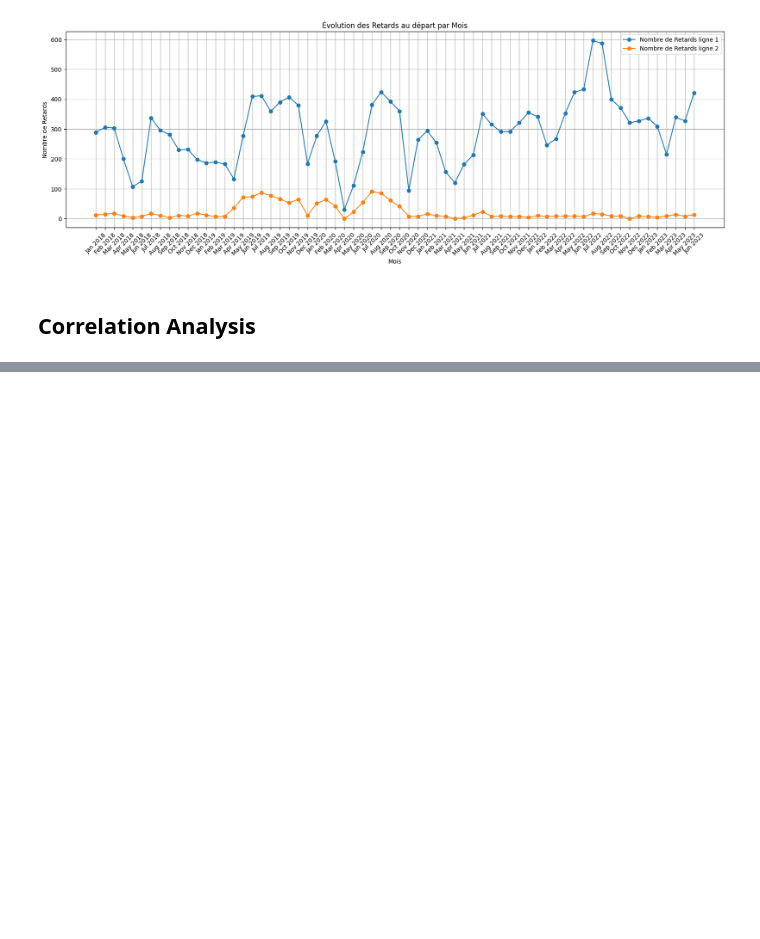
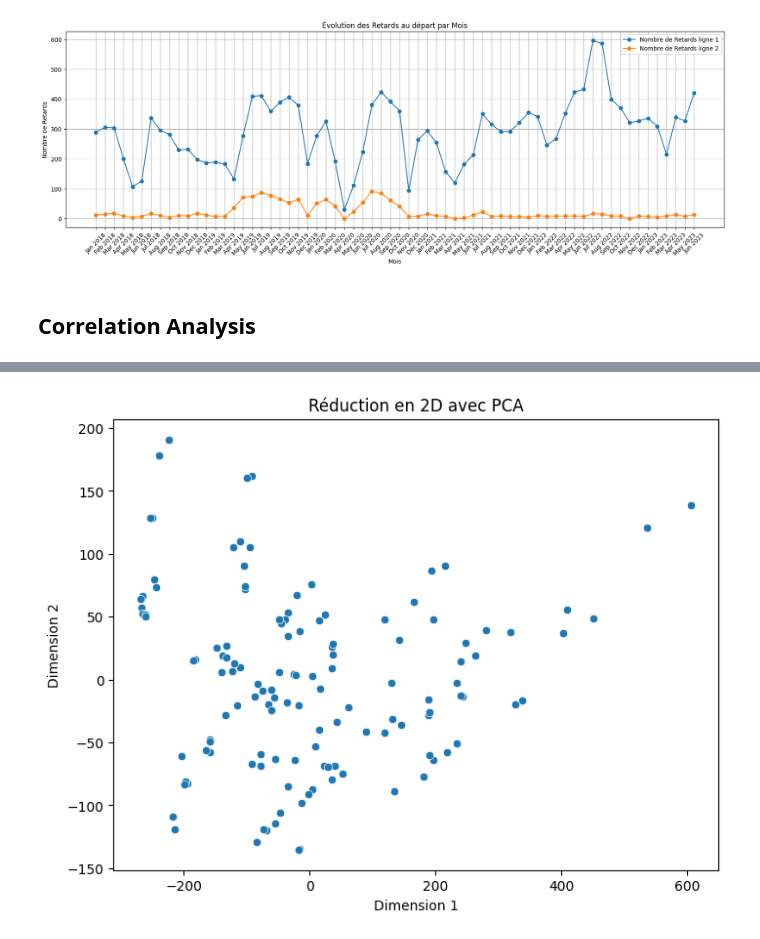
Before and after one commit to AxelV-hub/machine-learning-sncf-delay-estimation, a Jupyter notebook: notebooks/erwan.ipynb, the cells around one changed output, grey strips where cells are left out. Cells and saved outputs as stored; diff of their text form; code cells hidden in the pictures; blank space fills up the shorter version.

```diff
--- a/notebooks/erwan.ipynb
+++ b/notebooks/erwan.ipynb
@@ -192,0 +230,39 @@ plt.show()
+# %%
+df = df_base.groupby("ligne").agg(
+    duree_moyenne = ("duree_moyenne", "mean"),
+    nb_train_prevu = ("nb_train_prevu", "mean"),
+    nb_annulation = ("nb_annulation", "mean"),
+    nb_train_depart_retard = ("nb_train_depart_retard", "mean"),
+    retard_moyen_depart = ("retard_moyen_depart", "mean"),
+    nb_train_retard_arrivee = ("nb_train_retard_arrivee", "mean"),
+    retard_moyen_arrivee = ("retard_moyen_arrivee", "mean"),
+    retard_moyen_tous_trains_depart = ("retard_moyen_tous_trains_depart", "mean"),
+    retard_moyen_tous_trains_arrivee = ("retard_moyen_tous_trains_arrivee", "mean"),
+    prct_cause_externe = ("prct_cause_externe", "mean"),
+    prct_cause_infra = ("prct_cause_infra", "mean"),
+    prct_cause_gestion_trafic = ("prct_cause_gestion_trafic", "mean"),
+    prct_cause_materiel_roulant = ("prct_cause_materiel_roulant", "mean"),
+    prct_cause_gestion_gare = ("prct_cause_gestion_gare", "mean"),
+    prct_cause_prise_en_charge_voyageurs = ("prct_cause_prise_en_charge_voyageurs", "mean"),
+    nb_train_retard_sup_15 = ("nb_train_retard_sup_15", "mean"),
+    retard_moyen_trains_retard_sup15 = ("retard_moyen_trains_retard_sup15", "mean"),
+    nb_train_retard_sup_30 = ("nb_train_retard_sup_30", "mean"),
+    nb_train_retard_sup_60 = ("nb_train_retard_sup_60", "mean"),
+)
+
+# Appliquez PCA pour réduire en 2 dimensions
+pca = PCA(n_components=2)
+data_2d = pca.fit_transform(df)
+
+# Créez un dataframe à partir des données réduites en 2D
+df_2d = pd.DataFrame(data_2d, columns=['Dimension 1', 'Dimension 2'])
+
+# Tracez les données en 2D
+plt.figure(figsize=(8, 6))
+sns.scatterplot(x='Dimension 1', y='Dimension 2', data=df_2d)
+plt.title("Réduction en 2D avec PCA")
+plt.xlabel("Dimension 1")
+plt.ylabel("Dimension 2")
+plt.show()
+# %% [output]
+[figure, added]
```
Also changed, not shown: parts of 28 cells of this notebook.
